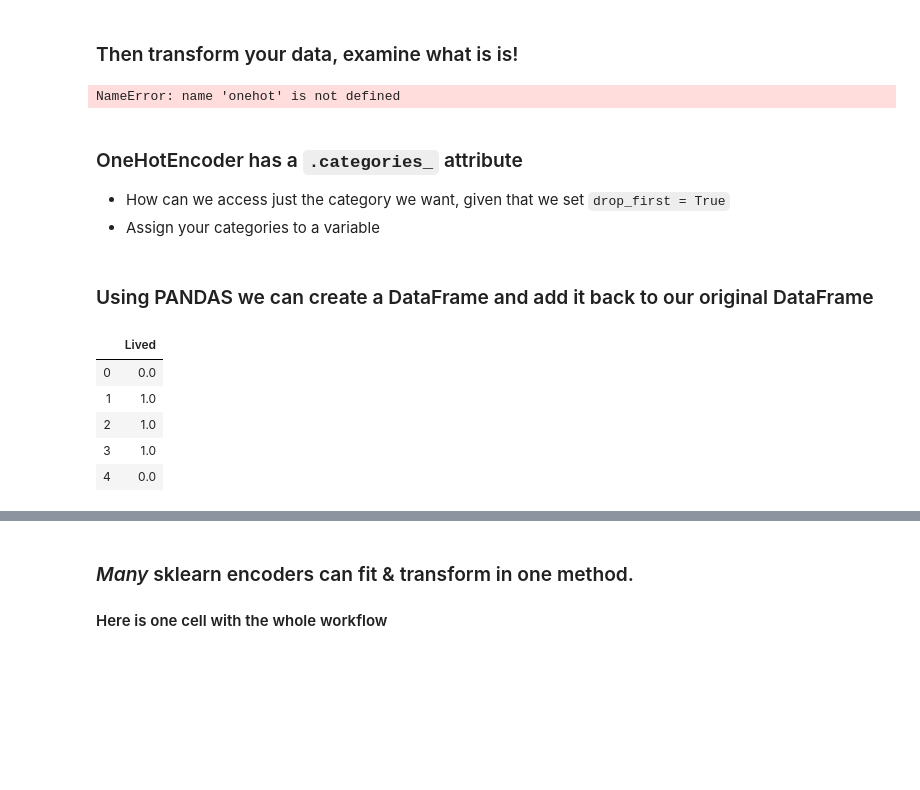
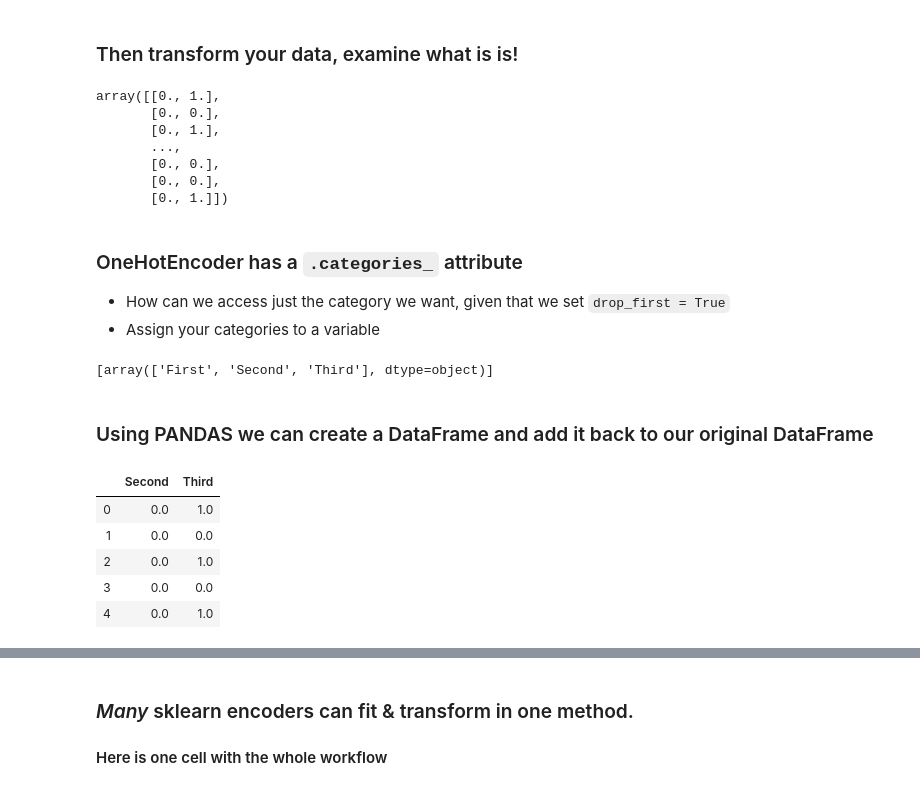
Before and after one commit to justinaugust/onehot_demo, a Jupyter notebook: solution_code/one_hot_solution.ipynb, the cells around one changed output, grey strips where cells are left out. Saved outputs shown, nothing was run; the diff lists cells and outputs as text; code cells hidden in the pictures; blank space fills up the shorter version.

```diff
--- a/solution_code/solution_code.ipynb
+++ b/solution_code/one_hot_solution.ipynb
@@ -27,0 +34,2 @@ df.head()
+# %%
+df['Survived'] = df['Survived'].map({'Died': 0, 'Lived': 1})
@@ -90,33 +139,43 @@ df.head()
 # %% [markdown]
 ### First fit the encoder to your data.
 # %%
-onehot.fit(df[['Survived']])
+onehot.fit(df[['Pclass']])
 # %% [output]
 OneHotEncoder(categories='auto', drop='first', dtype=<class 'numpy.float64'>,
               handle_unknown='error', sparse=False)
 # %% [markdown]
 ### Then transform your data, examine what is is!
 # %%
-survived_hot = onehot.transform(df[['Survived']])
-# survived_hot
+pclass_hot = onehot.transform(df[['Pclass']])
+pclass_hot
 # %% [output]
-NameError: name 'onehot' is not defined
+array([[0., 1.],
+       [0., 0.],
+       [0., 1.],
+       ...,
+       [0., 0.],
+       [0., 0.],
+       [0., 1.]])
 # %% [markdown]
 ### OneHotEncoder has a `.categories_` attribute
 * How can we access just the category we want, given that we set `drop_first = True`
 * Assign your categories to a variable
 # %%
 onehot.categories_
+# %% [output]
+[array(['First', 'Second', 'Third'], dtype=object)]
+# %%
+pclass_cats = onehot.categories_[0][1:]
 # %% [markdown]
 ### Using PANDAS we can create a DataFrame and add it back to our original DataFrame
 # %%
-survived_df = pd.DataFrame(survived_hot, columns = survived_cats)
-survived_df.head()
+pclass_df = pd.DataFrame(pclass_hot, columns = pclass_cats)
+pclass_df.head()
 # %% [output]
-|  | Lived |
-| 0 | 0.0 |
-| 1 | 1.0 |
-| 2 | 1.0 |
-| 3 | 1.0 |
-| 4 | 0.0 |
+|  | Second | Third |
+| 0 | 0.0 | 1.0 |
+| 1 | 0.0 | 0.0 |
+| 2 | 0.0 | 1.0 |
+| 3 | 0.0 | 0.0 |
+| 4 | 0.0 | 1.0 |
 # %%
```
Also changed, not shown: parts of 38 cells of this notebook, 1 other file.
